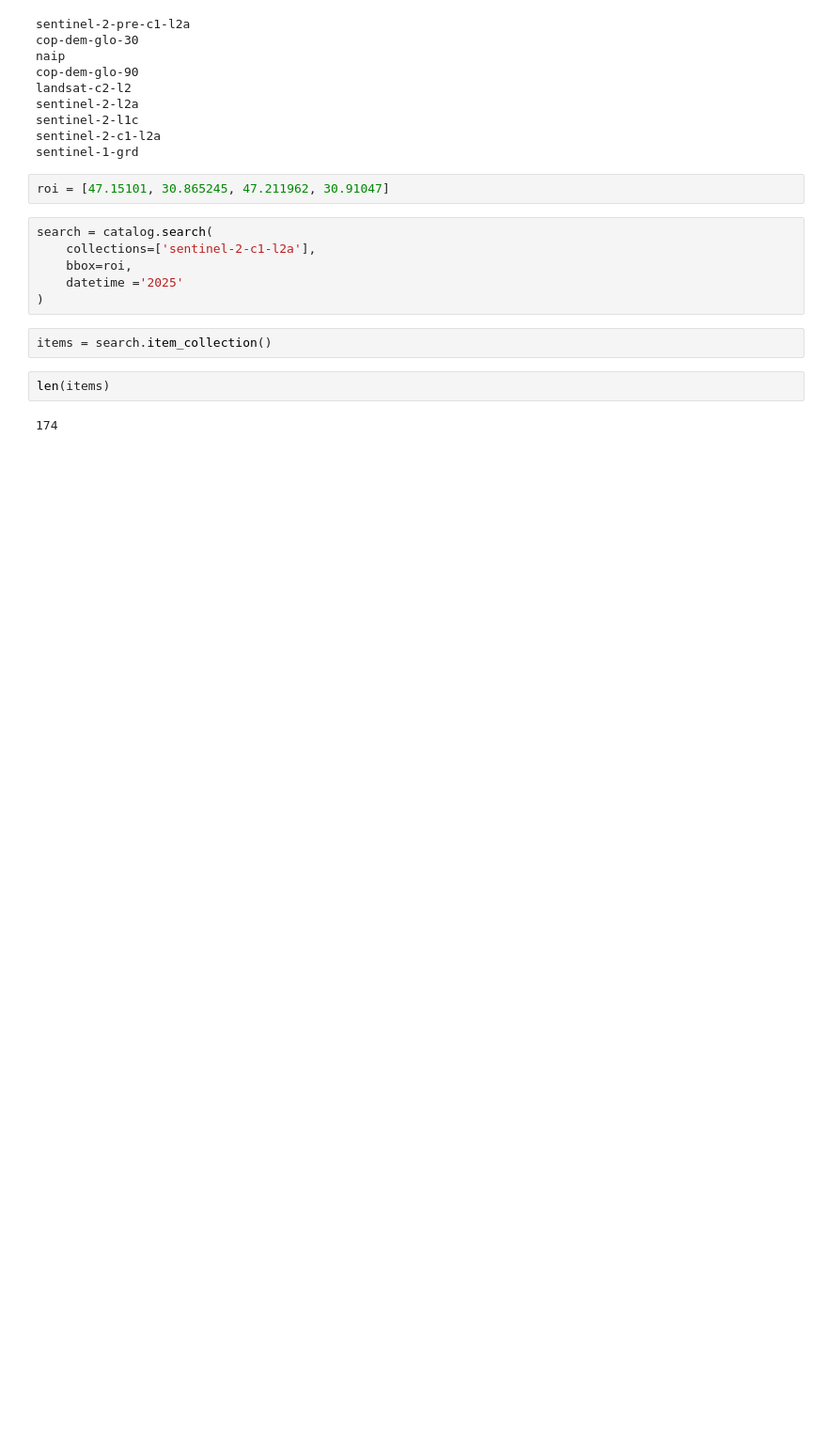
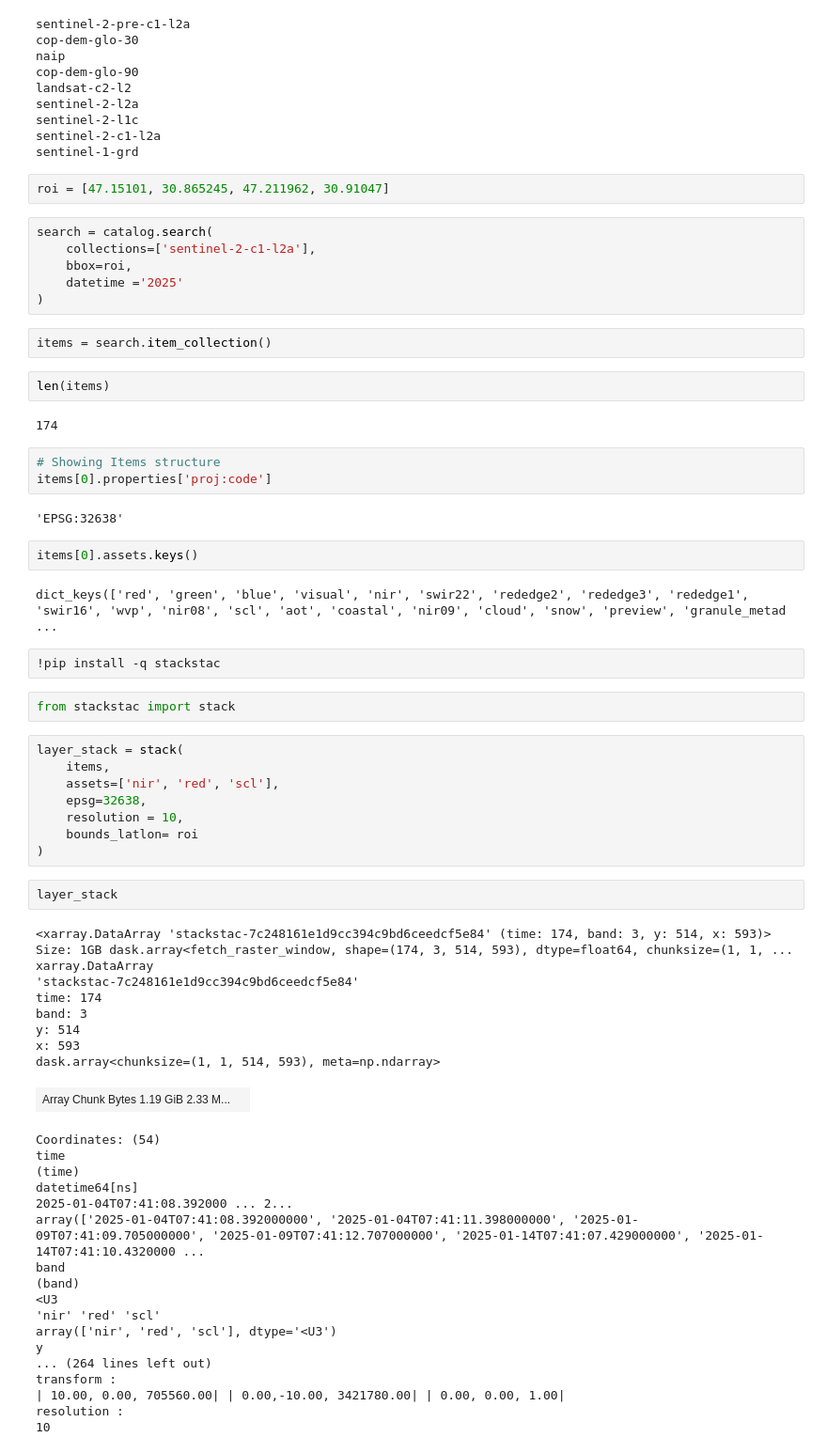
Before and after one commit to Thaer-F-Ali/Pystac_Sentinal2_CropDetection, a Jupyter notebook: PySTAC_Sentinal_2_Crop_Segementation.ipynb, the cells around one changed output. Shown at 94% size. Cells and saved outputs as stored; diff of their text form; blank space fills up the shorter version.

```diff
--- a/PySTAC_Sentinal_2_Crop_Segementation.ipynb
+++ b/PySTAC_Sentinal_2_Crop_Segementation.ipynb
@@ -35,3 +35,53 @@ items = search.item_collection()
 len(items)
 # %% [output]
 174
+# %%
+# Showing Items structure
+items[0].properties['proj:code']
+# %% [output]
+'EPSG:32638'
+# %%
+items[0].assets.keys()
+# %% [output]
+dict_keys(['red', 'green', 'blue', 'visual', 'nir', 'swir22', 'rededge2', 'rededge3', 'rededge1', 'swir16', 'wvp', 'nir08', 'scl', 'aot', 'coastal', 'nir09', 'cloud', 'snow', 'preview', 'granule_metad ...
+# %%
+!pip install -q stackstac
+# %%
+from stackstac import stack
+# %%
+layer_stack = stack(
+    items,
+    assets=['nir', 'red', 'scl'],
+    epsg=32638,
+    resolution = 10,
+    bounds_latlon= roi
+)
+# %%
+layer_stack
+# %% [output]
+<xarray.DataArray 'stackstac-7c248161e1d9cc394c9bd6ceedcf5e84' (time: 174, band: 3, y: 514, x: 593)> Size: 1GB dask.array<fetch_raster_window, shape=(174, 3, 514, 593), dtype=float64, chunksize=(1, 1, ...
+xarray.DataArray
+'stackstac-7c248161e1d9cc394c9bd6ceedcf5e84'
+time: 174
+band: 3
+y: 514
+x: 593
+dask.array<chunksize=(1, 1, 514, 593), meta=np.ndarray>
+| Array Chunk Bytes 1.19 GiB 2.33 M... |  |
+Coordinates: (54)
+time
+(time)
+datetime64[ns]
+2025-01-04T07:41:08.392000 ... 2...
+array(['2025-01-04T07:41:08.392000000', '2025-01-04T07:41:11.398000000', '2025-01-09T07:41:09.705000000', '2025-01-09T07:41:12.707000000', '2025-01-14T07:41:07.429000000', '2025-01-14T07:41:10.4320000 ...
+band
+(band)
+<U3
+'nir' 'red' 'scl'
+array(['nir', 'red', 'scl'], dtype='<U3')
+y
+... (264 lines left out)
+transform :
+| 10.00, 0.00, 705560.00| | 0.00,-10.00, 3421780.00| | 0.00, 0.00, 1.00|
+resolution :
+10
```
Also changed, not shown: parts of 21 cells of this notebook.
